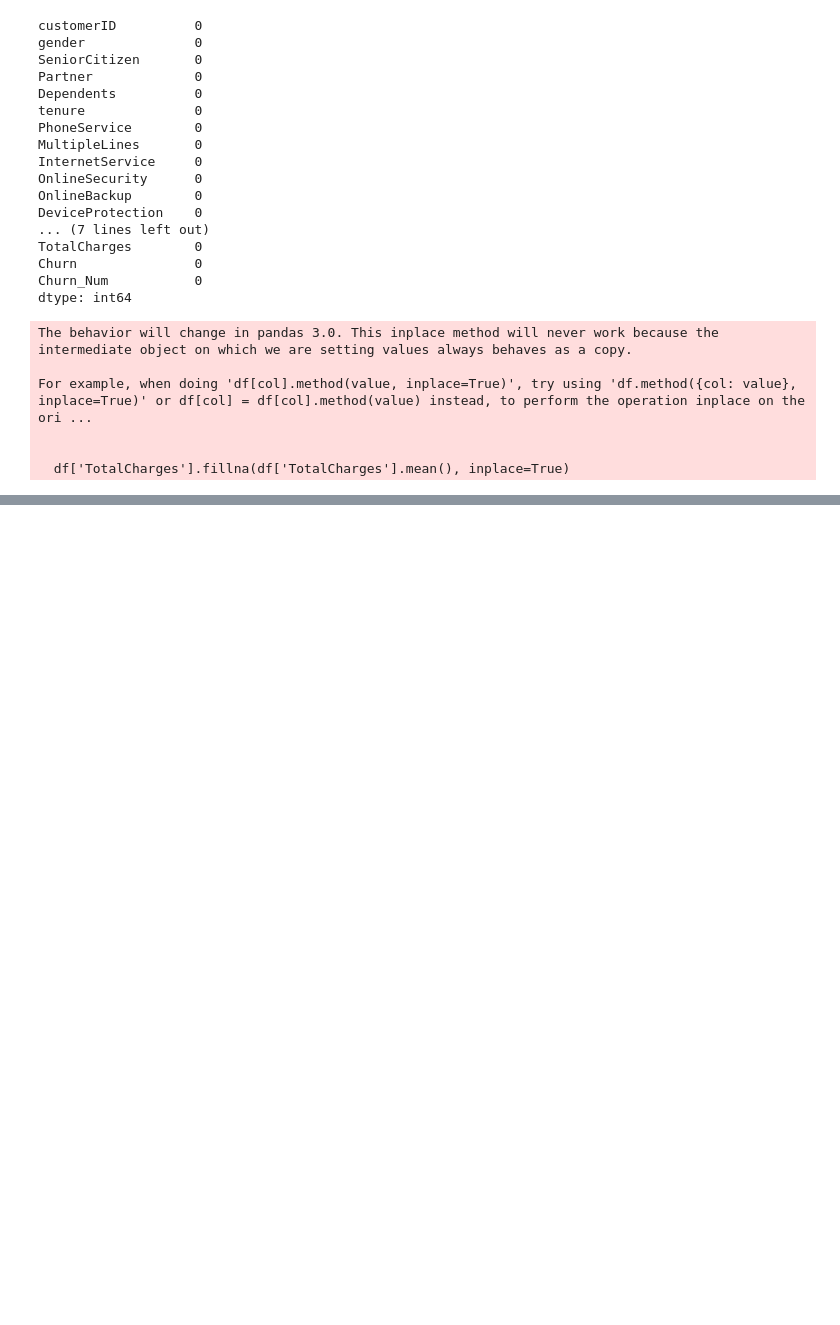
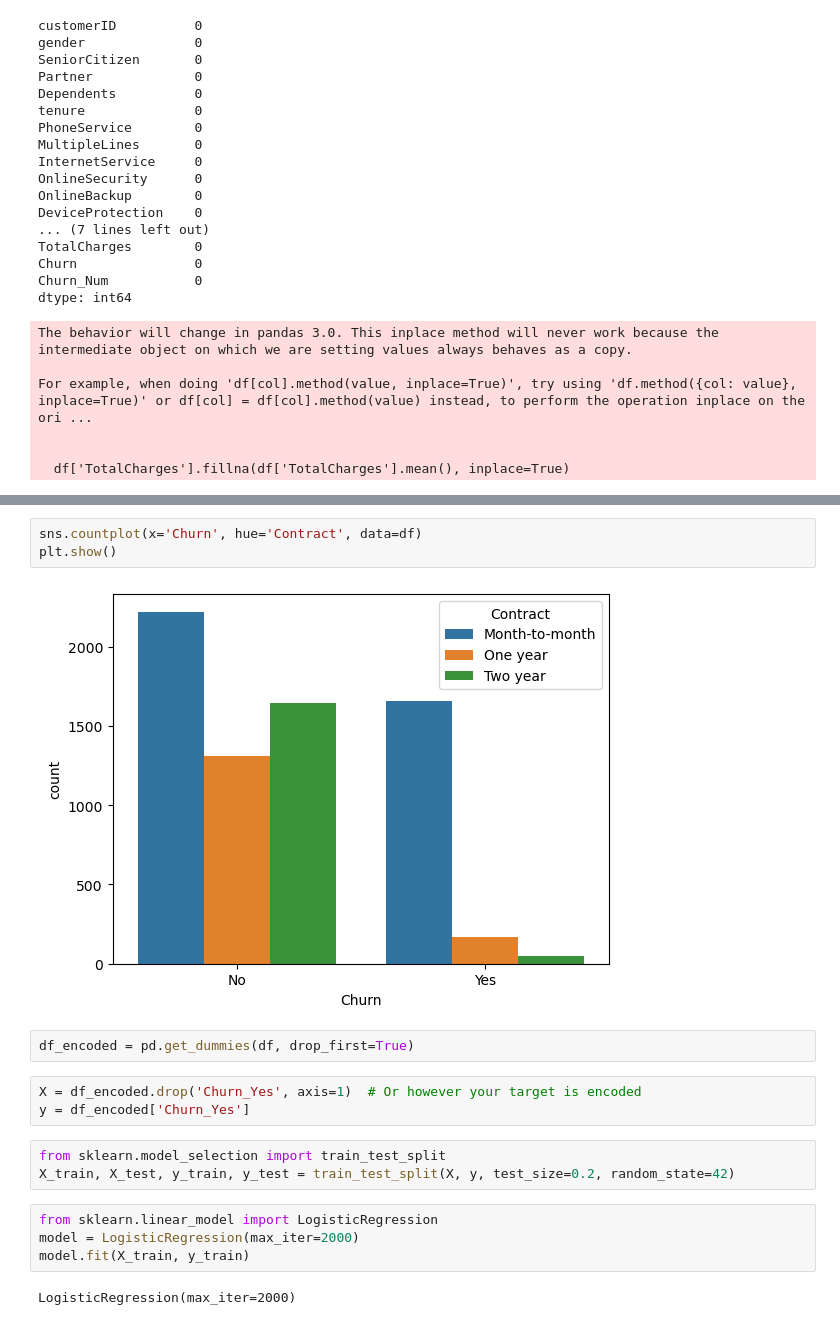
Before and after one commit to udita31/Customer-Churn-Prediction, a Jupyter notebook: churn_analysis.ipynb, the cells around one changed output, grey strips where cells are left out. Drawn from its saved outputs; the diff is of its cells as text; blank space fills up the shorter version.

```diff
--- a/churn_analysis.ipynb
+++ b/churn_analysis.ipynb
@@ -205,0 +222,19 @@ KeyError: 'Gender'
+# %%
+sns.countplot(x='Churn', hue='Contract', data=df)
+plt.show()
+# %% [output]
+[figure, added]
+# %%
+df_encoded = pd.get_dummies(df, drop_first=True)
+# %%
+X = df_encoded.drop('Churn_Yes', axis=1)  # Or however your target is encoded
+y = df_encoded['Churn_Yes']
+# %%
+from sklearn.model_selection import train_test_split
+X_train, X_test, y_train, y_test = train_test_split(X, y, test_size=0.2, random_state=42)
+# %%
+from sklearn.linear_model import LogisticRegression
+model = LogisticRegression(max_iter=2000)
+model.fit(X_train, y_train)
+# %% [output]
+LogisticRegression(max_iter=2000)
```
Also changed, not shown: parts of 12 cells of this notebook.
